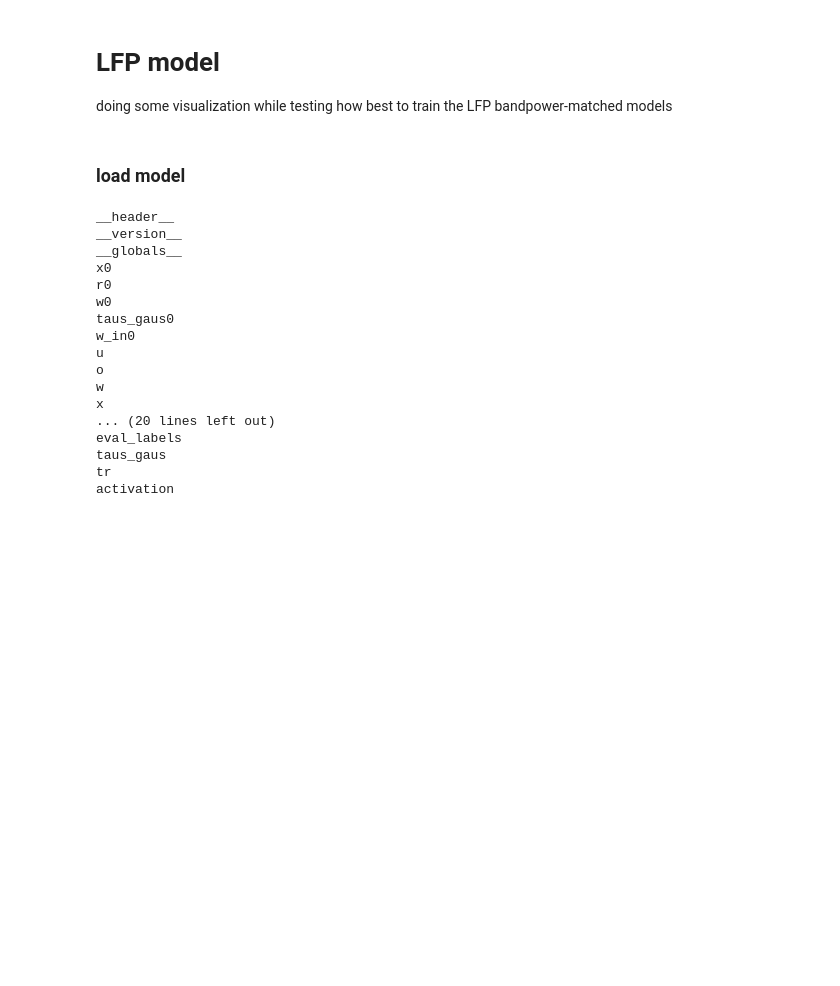
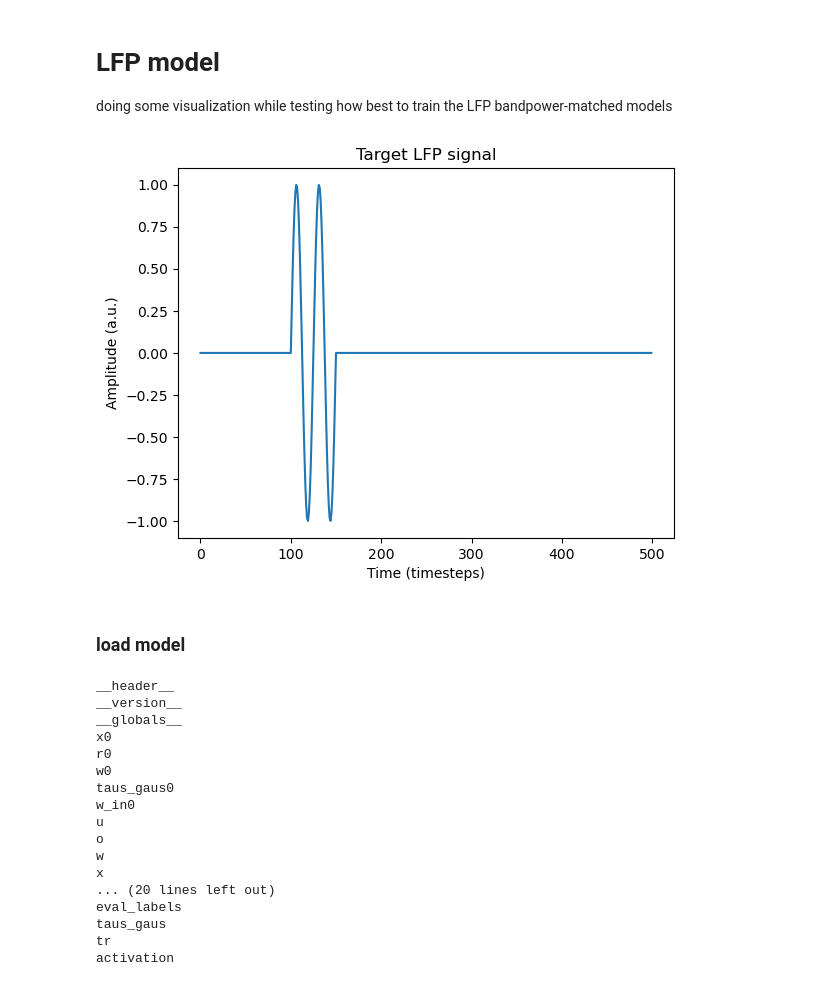
Before and after one commit to renee-tung/spikeRNN, a Jupyter notebook: analysis_code/model_eval/LFP-related models/lfp_model.ipynb, the cells around one changed output. Drawn from its saved outputs; the diff is of its cells as text; code cells hidden in the pictures; blank space fills up the shorter version.

```diff
--- a/analysis_code/model_eval/LFP-related models/lfp_model.ipynb
+++ b/analysis_code/model_eval/LFP-related models/lfp_model.ipynb
@@ -9,6 +9,41 @@ import numpy as np
 # %matplotlib ipympl
 import matplotlib.pyplot as plt
 from mpl_toolkits.mplot3d import axes3d
+# %%
+import tensorflow.compat.v1 as tf
+
+T = 500
+stim_on = 50
+stim_dur = 50
+delay=50
+DeltaT = 1
+fs = 200  # sampling frequency
+
+target_freq = [8]
+
+period = [stim_on + stim_dur, stim_on+ stim_dur + delay]
+time = np.arange(0, T, dtype=np.float32)
+
+# Initialize the signal
+epsp = np.zeros((1, T), dtype=np.float32)
+
+# Generate the LFP signal
+if len(target_freq) > 1:
+    for f in target_freq:
+        wave = np.sin(2 * np.pi * f / fs * time[period[0]:period[1]] * DeltaT)
+        epsp[0, period[0]:period[1]] += wave / len(target_freq)
+else:
+    f = target_freq[0]
+    wave = np.sin(2 * np.pi * f / fs * time[period[0]:period[1]] * DeltaT)
+    epsp[0, period[0]:period[1]] = wave
+plt.figure()
+plt.plot(epsp.T)
+plt.title('Target LFP signal')
+plt.xlabel('Time (timesteps)')
+plt.ylabel('Amplitude (a.u.)')
+plt.show()
+# %% [output]
+[figure, added]
 # %% [markdown]
 ### load model
 # %%
```
Also changed, not shown: 6 other files.
